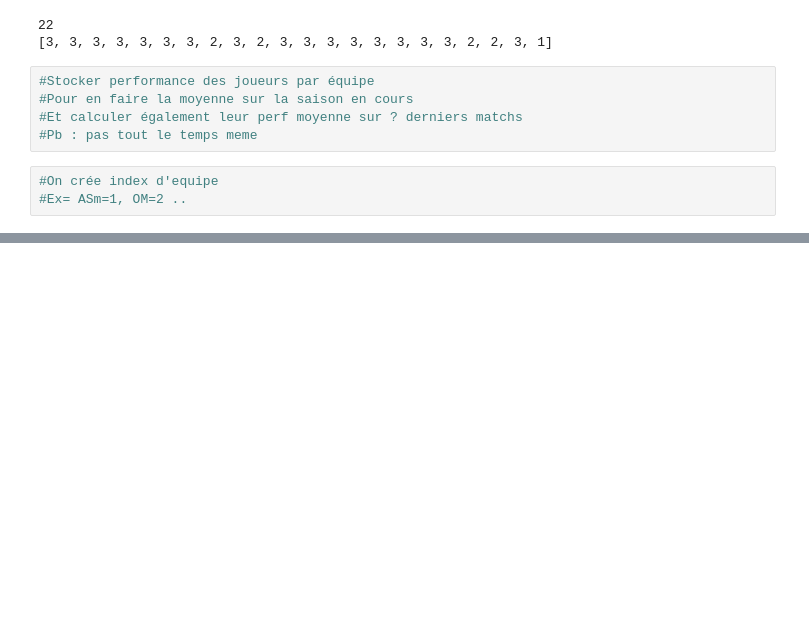
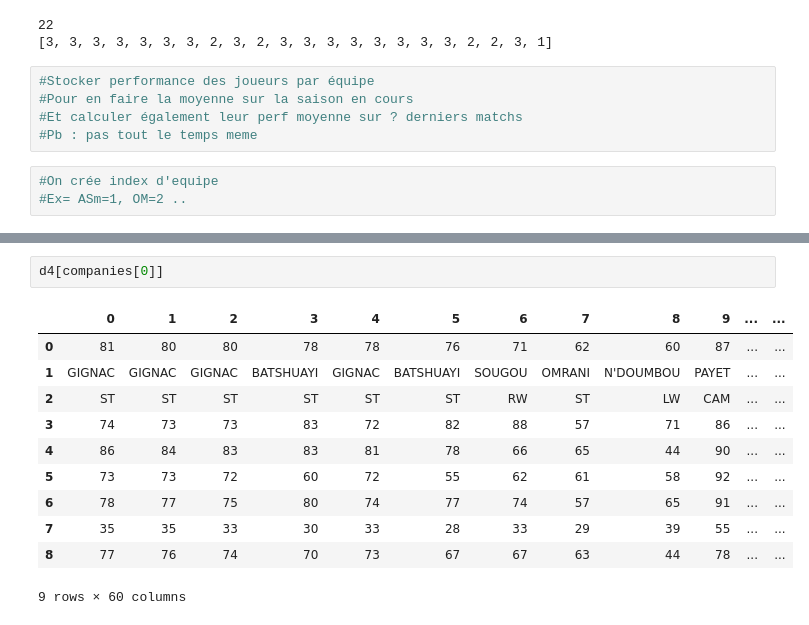
Before and after one commit to haimsadik/ScrapTeam, a Jupyter notebook: Football Lineups.ipynb, the cells around one changed output, grey strips where cells are left out. Drawn from its saved outputs; the diff is of its cells as text; blank space fills up the shorter version.

```diff
--- a/Football Lineups.ipynb
+++ b/Football Lineups.ipynb
@@ -386,0 +584,14 @@ print(perfjoueur)
+# %%
+d4[companies[0]]
+# %% [output]
+|  | 0 | 1 | 2 | 3 | 4 | 5 | 6 | 7 | 8 | 9 | ... | ... |
+| 0 | 81 | 80 | 80 | 78 | 78 | 76 | 71 | 62 | 60 | 87 | ... | ... |
+| 1 | GIGNAC | GIGNAC | GIGNAC | BATSHUAYI | GIGNAC | BATSHUAYI | SOUGOU | OMRANI | N'DOUMBOU | PAYET | ... | ... |
+| 2 | ST | ST | ST | ST | ST | ST | RW | ST | LW | CAM | ... | ... |
+| 3 | 74 | 73 | 73 | 83 | 72 | 82 | 88 | 57 | 71 | 86 | ... | ... |
+| 4 | 86 | 84 | 83 | 83 | 81 | 78 | 66 | 65 | 44 | 90 | ... | ... |
+| 5 | 73 | 73 | 72 | 60 | 72 | 55 | 62 | 61 | 58 | 92 | ... | ... |
+| 6 | 78 | 77 | 75 | 80 | 74 | 77 | 74 | 57 | 65 | 91 | ... | ... |
+| 7 | 35 | 35 | 33 | 30 | 33 | 28 | 33 | 29 | 39 | 55 | ... | ... |
+| 8 | 77 | 76 | 74 | 70 | 73 | 67 | 67 | 63 | 44 | 78 | ... | ... |
+9 rows × 60 columns
```
Also changed, not shown: parts of 18 cells of this notebook.
